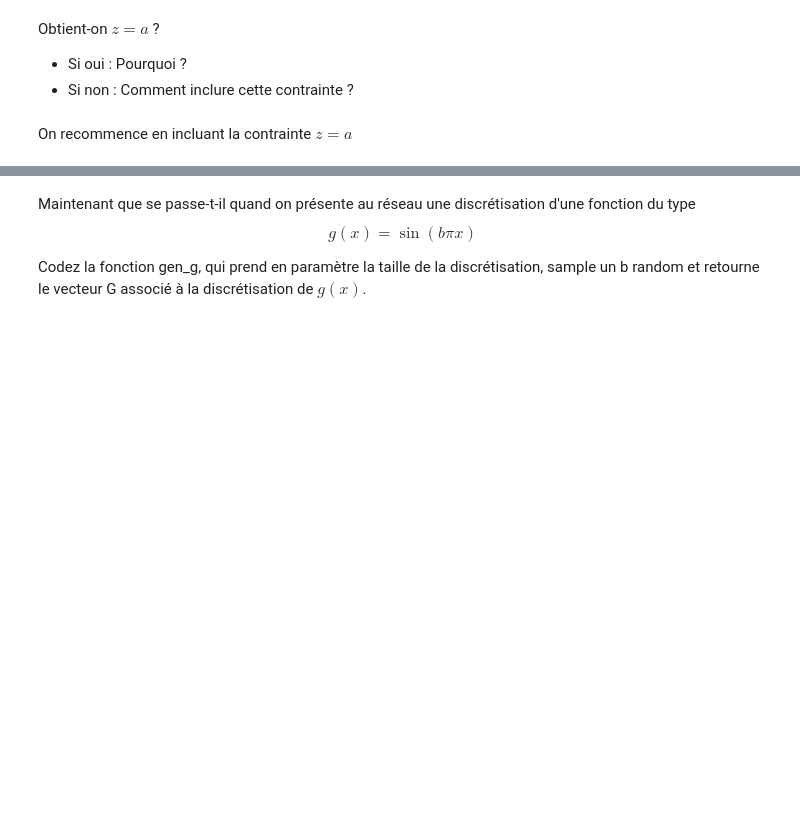
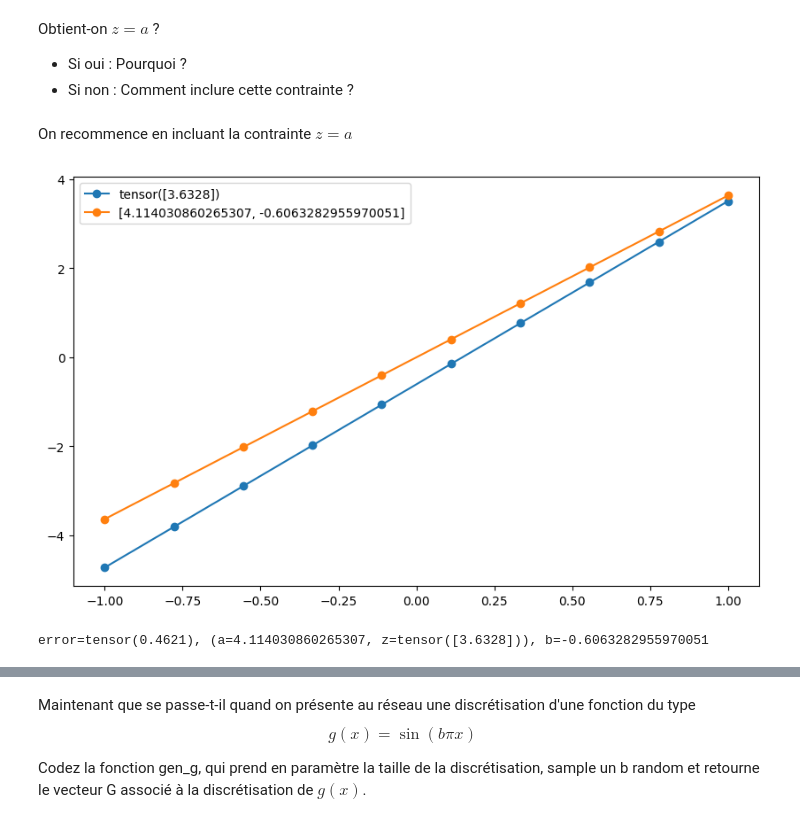
Before and after one commit to charles66820/CREMIfiles, a Jupyter notebook: IS329_fouille/tp5/AutoEncoders.ipynb, the cells around one changed output, grey strips where cells are left out. Drawn from its saved outputs; the diff is of its cells as text; code cells hidden in the pictures; blank space fills up the shorter version.

```diff
--- a/IS329_fouille/tp5/AutoEncoders.ipynb
+++ b/IS329_fouille/tp5/AutoEncoders.ipynb
@@ -54,2 +189,9 @@ Tracez la courbe d'erreur au cours de l'entrainement
 # %% [markdown]
 Affichez sur un graphe l'input X et sa reconstruction par l'autoencodeur
+# %%
+sample = genAffineCurve(discretization)
+curve = sample["curve"]
+a = sample["parameters"]
+with torch.no_grad():
+  z = encoderModel(curve)
+(a, z)
@@ -59,3 +203,21 @@ Obtient-on $z = a$ ?
 - Si non : Comment inclure cette contrainte ?
 # %% [markdown]
 On recommence en incluant la contrainte $z = a$
+# %%
+def gen_affine_bias_curve(discretization):
+  a = 10 * (rand() - 0.5)
+  b = 10 * (rand() - 0.5)
+  return {"curve": torch.Tensor([a*x+b for x in discretization]), "parameters": [a,b]}
+# %%
+sample = gen_affine_bias_curve(discretization)
+curve = sample["curve"]
+a, b = sample["parameters"]
+with torch.no_grad():
+  z = encoderModel(curve)
+  new_curve = decoderModel(z)
+  error = loss(curve, new_curve)
+plotCurve(discretization, [list(curve), list(new_curve)], [z, [a, b]], True)
+print(f"{error=}, ({a=}, {z=}), {b=}")
+# %% [output]
+[figure, added]
+error=tensor(0.4621), (a=4.114030860265307, z=tensor([3.6328])), b=-0.6063282955970051
```
Also changed, not shown: parts of 19 cells of this notebook.
